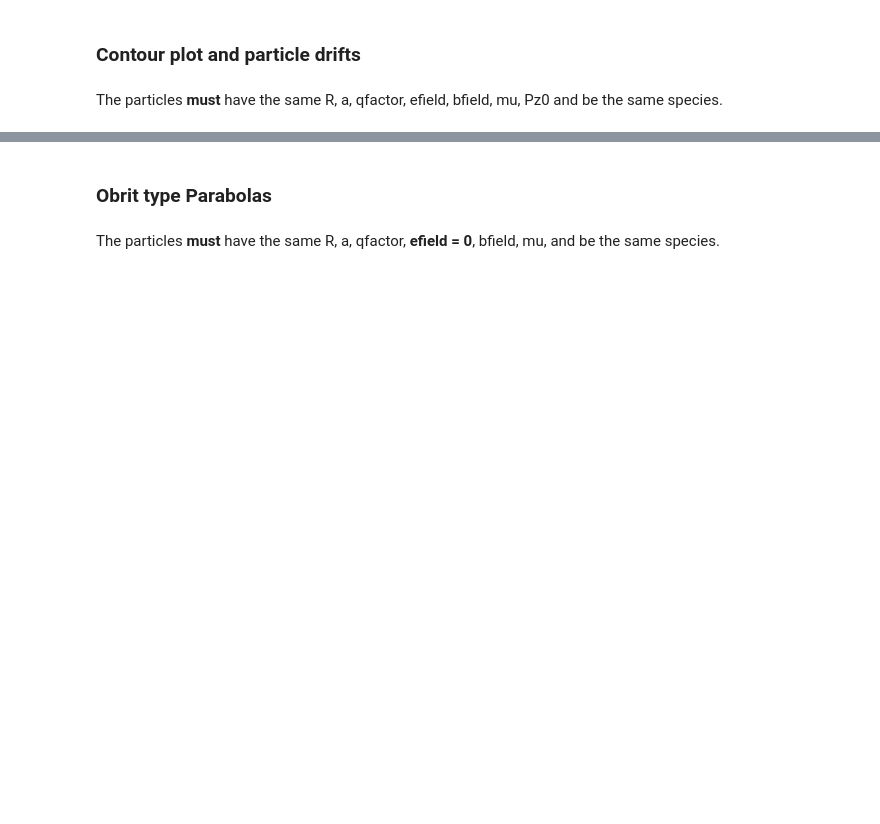
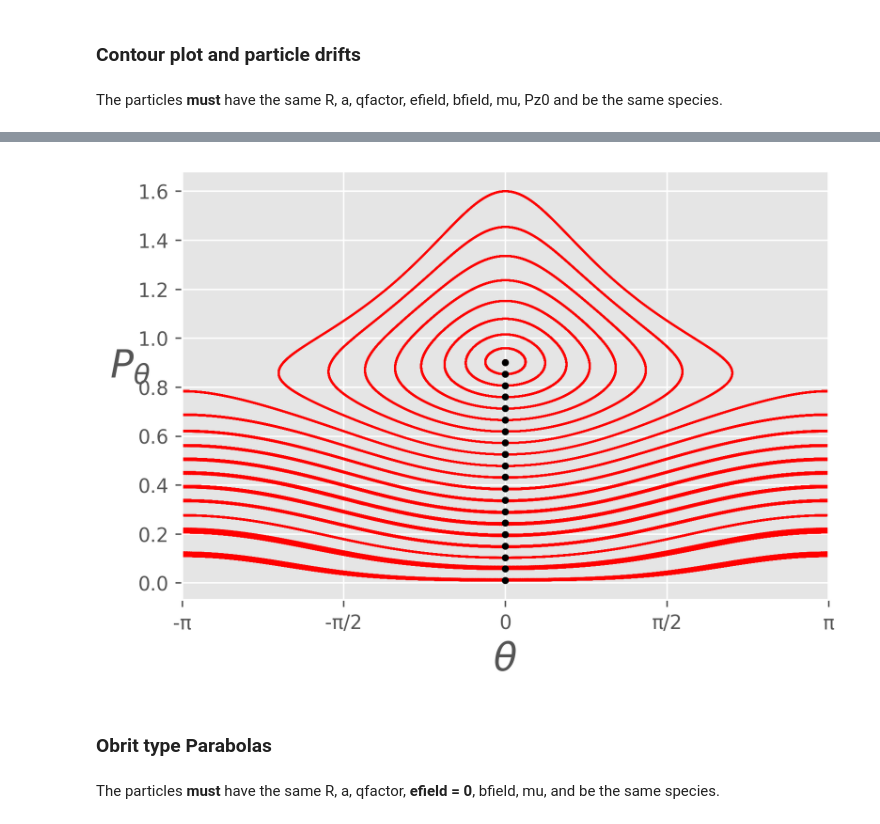
Before and after one commit to PlasmaPhy/guiding-center-motion, a Jupyter notebook: Collection.ipynb, the cells around one changed output, grey strips where cells are left out. Drawn from its saved outputs; the diff is of its cells as text; code cells hidden in the pictures; blank space fills up the shorter version.

Commit message:
added poincare for zeta, fixed 2 bugs

```diff
--- a/Collection.ipynb
+++ b/Collection.ipynb
@@ -39,3 +36,9 @@ collection.plot.contour_energy(
+# %%
+poincare_params = {"different_colors": False, "plot_initial": True}
+
+collection.plot.poincare(angle="theta",lim=[-np.pi, np.pi], **poincare_params)
+# %% [output]
+[figure, added]
 # %% [markdown]
 ### Obrit type Parabolas
 # %% [markdown]
```
Also changed, not shown: parts of 4 cells of this notebook, 3 other files.
